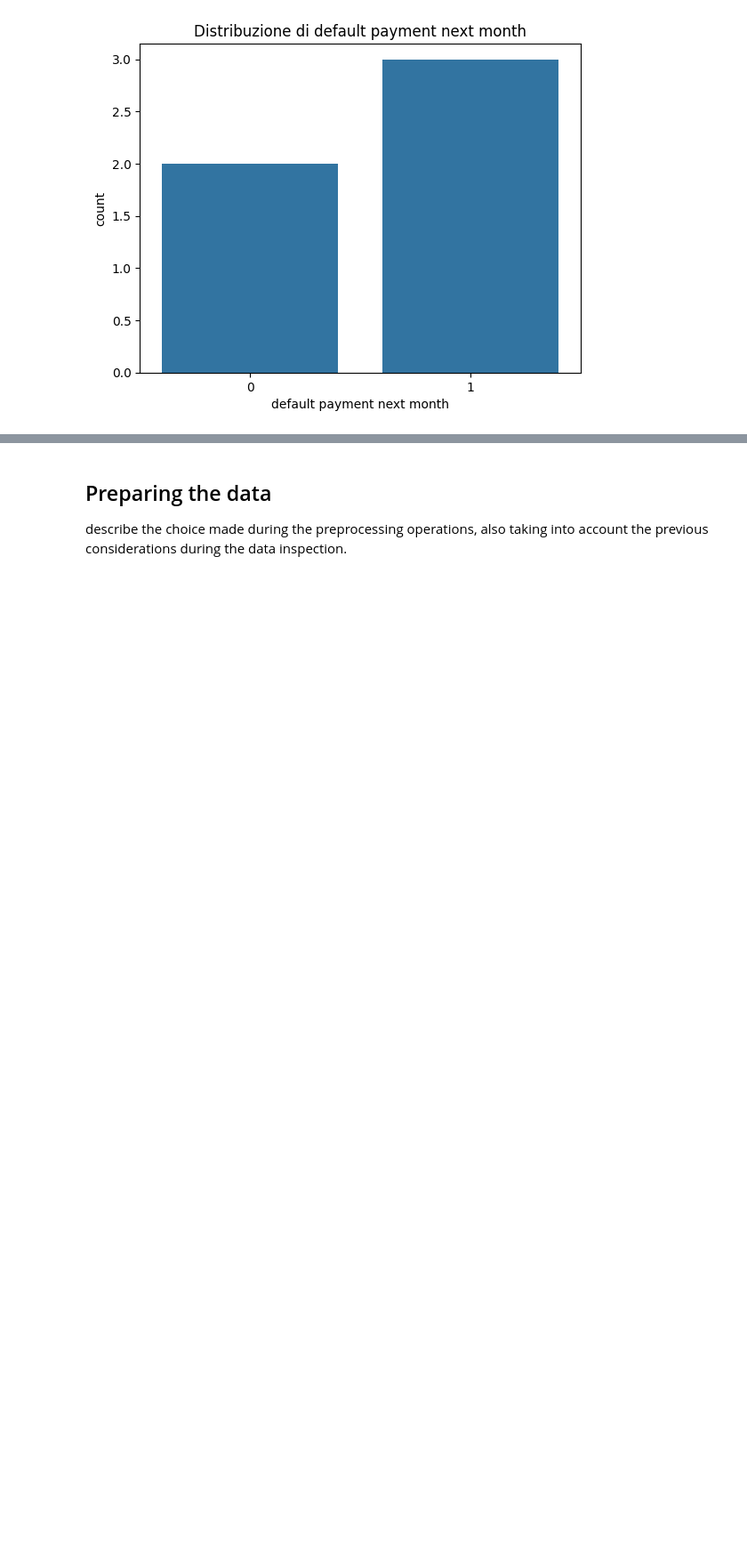
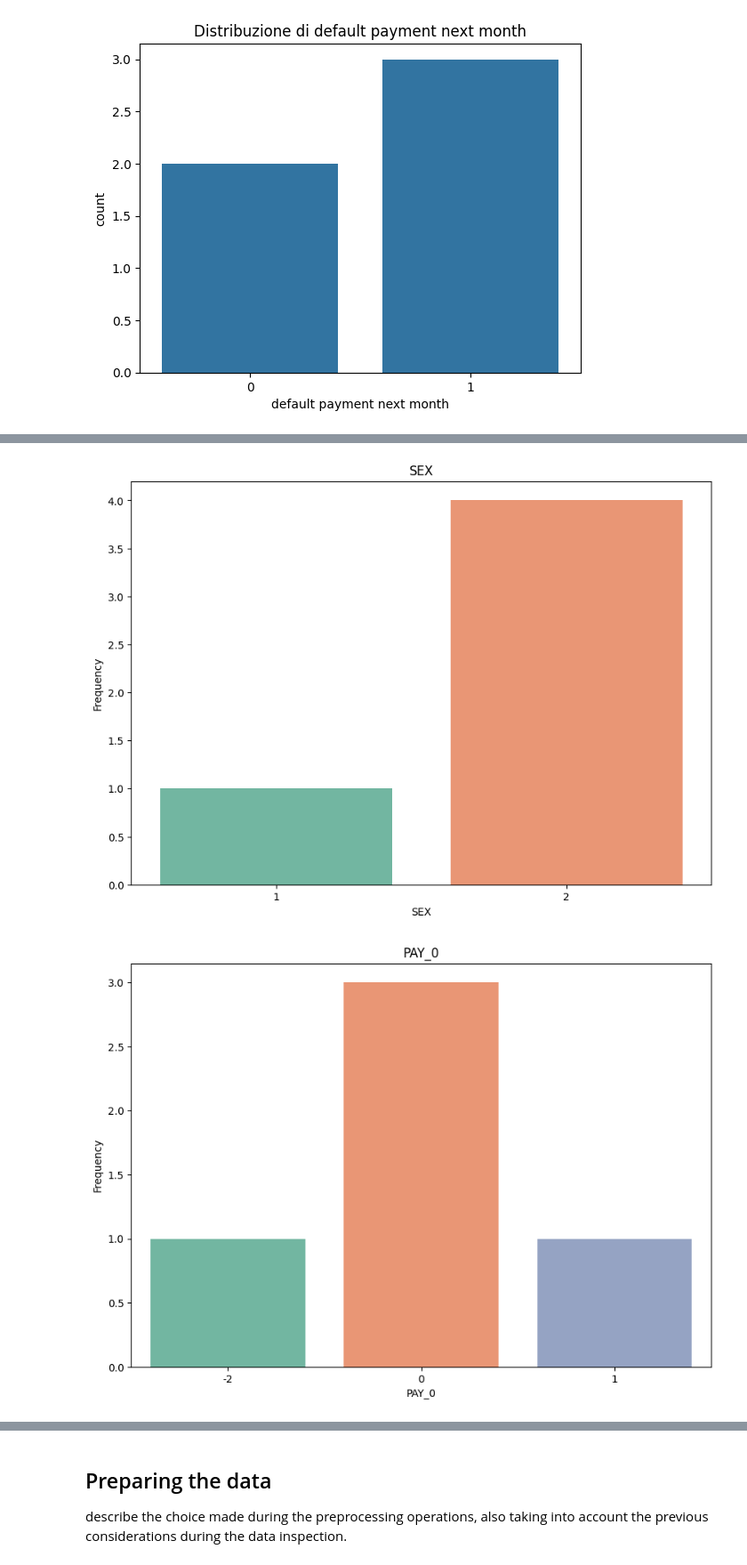
Before and after one commit to LucaPerf/Assignement-Advanced-ML, a Jupyter notebook: Assignment_one_template.ipynb, the cells around one changed output, grey strips where cells are left out. Shown at 89% size. Drawn from its saved outputs; the diff is of its cells as text; code cells hidden in the pictures; blank space fills up the shorter version.

```diff
--- a/Assignment_one_template.ipynb
+++ b/Assignment_one_template.ipynb
@@ -170,0 +157,21 @@ for col in categorical_columns:
+# %%
+
+# distribuzione feature categoriche
+categorical_columns = ['SEX',
+                       'PAY_0', 'PAY_2','PAY_3','PAY_4',
+                       'EDUCATION', 'MARRIAGE']
+
+def print_categoric_feature(column):
+    plt.figure(figsize=(10, 7))
+    #sns.countplot(data=df_train_data, x=column, color='orange', legend=True)
+    sns.countplot(data=df_train_data, x=column, hue=column, palette='Set2', legend=False)
+    plt.title(f'{column}')
+    plt.xlabel(column)
+    plt.ylabel('Frequency')
+    plt.show()
+
+for i in categorical_columns:
+    print_categoric_feature(i)
+# %% [output]
+[figure, added]
+[figure, added]
```
Also changed, not shown: parts of 27 cells of this notebook.
